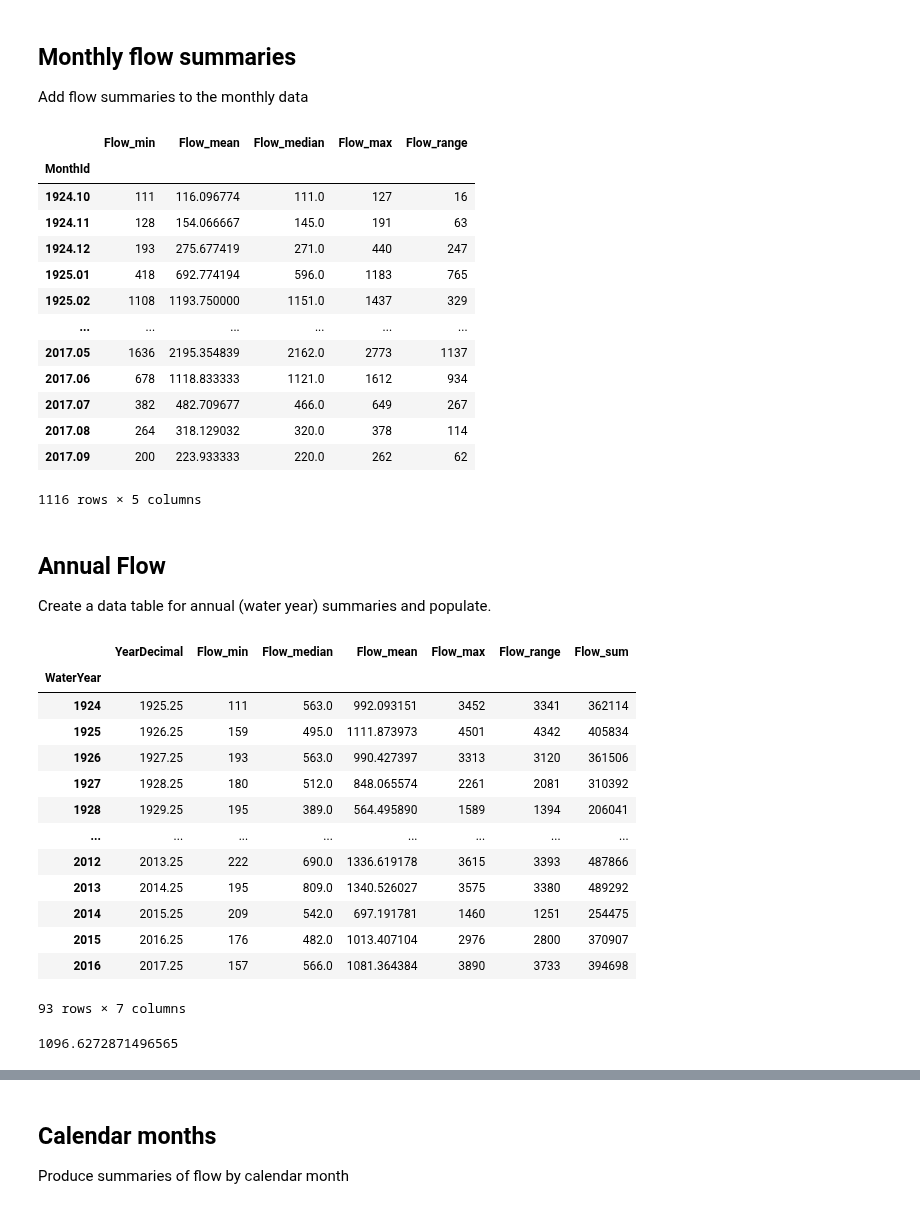
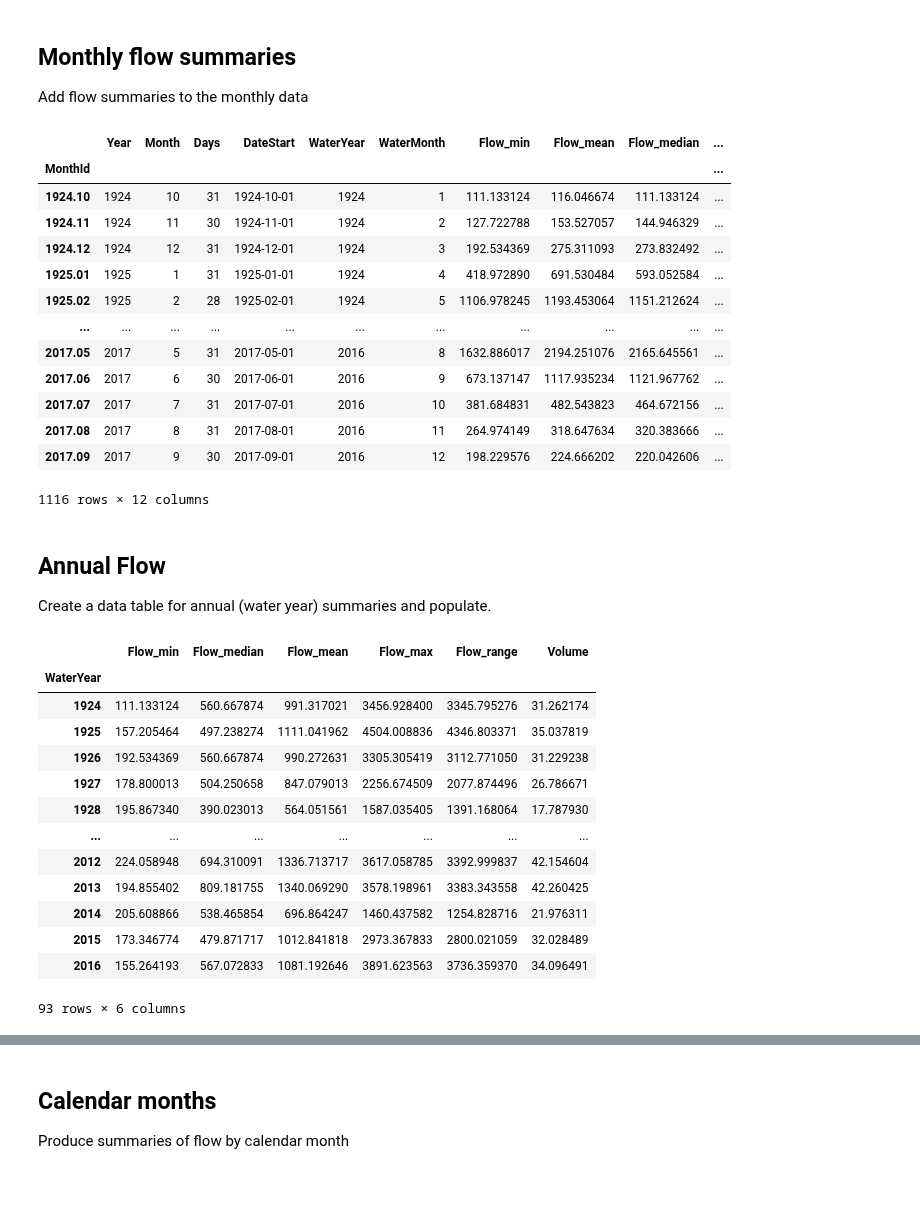
Before and after one commit to AndyFlem/ngonye-notepad, a Jupyter notebook: ngonye_flow_data.ipynb, the cells around one changed output, grey strips where cells are left out. Drawn from its saved outputs; the diff is of its cells as text; code cells hidden in the pictures.

```diff
--- a/ngonye_flow_data.ipynb
+++ b/ngonye_flow_data.ipynb
@@ -8,6 +8,6 @@ import pandas as pd
 
 Load the daily flow series
 # %%
-daily = pd.read_csv("daily.csv")
+daily = pd.read_csv("prepared_ngonye_synthetic.csv")
 daily
 # %% [output]
@@ -29,7 +29,7 @@ Index by date and add some other columns for later use.
 
 Add a column for *WaterYear* which starts on 1st October and runs to 31st September the following year.
 # %%
-daily['Date']=pd.to_datetime(daily['Date'],format="%d/%m/%Y")
+daily['Date']=pd.to_datetime(daily['Date'],format="%Y-%m-%d")#"%d/%m/%Y")
 daily=daily.set_index(pd.DatetimeIndex(daily['Date']))
 daily=daily.drop(['Date'],axis=1)
 
@@ -39,6 +39,7 @@ daily['Day']=daily.index.day
 daily['MonthId']=daily['Year']+daily['Month']/100
 daily['WaterYear']=daily.apply((lambda x: (x['Year'] if x['Month']>=10 else x['Year']-1)),axis=1)
 daily['WaterMonth']=daily.apply((lambda x: (x['Month']-9 if x['Month']>=10 else x['Month']+3)),axis=1)
-
+daily['WaterDay']=(daily.index+pd.DateOffset(months=-9)).dayofyear
+daily['Volume']=daily['Flow']*60*60*24/(1000*1000*1000)
 daily
 # %% [output]
@@ -123,23 +118,25 @@ monthly['Flow_min']=daily[['MonthId','Flow']].groupby('MonthId').min()
 monthly['Flow_mean']=daily[['MonthId','Flow']].groupby('MonthId').mean()
 monthly['Flow_median']=daily[['MonthId','Flow']].groupby('MonthId').median()
 monthly['Flow_max']=daily[['MonthId','Flow']].groupby('MonthId').max()
+monthly['Volume']=daily[['MonthId','Volume']].groupby('MonthId').sum()
 monthly['Flow_range']=monthly['Flow_max']-monthly['Flow_min']
 monthly[['Flow_min','Flow_mean','Flow_median','Flow_max','Flow_range']]
+monthly
 # %% [output]
-|  | Flow_min | Flow_mean | Flow_median | Flow_max | Flow_range |
-| MonthId |  |  |  |  |  |
-| 1924.10 | 111 | 116.096774 | 111.0 | 127 | 16 |
-| 1924.11 | 128 | 154.066667 | 145.0 | 191 | 63 |
-| 1924.12 | 193 | 275.677419 | 271.0 | 440 | 247 |
-| 1925.01 | 418 | 692.774194 | 596.0 | 1183 | 765 |
-| 1925.02 | 1108 | 1193.750000 | 1151.0 | 1437 | 329 |
-| ... | ... | ... | ... | ... | ... |
-| 2017.05 | 1636 | 2195.354839 | 2162.0 | 2773 | 1137 |
-| 2017.06 | 678 | 1118.833333 | 1121.0 | 1612 | 934 |
-| 2017.07 | 382 | 482.709677 | 466.0 | 649 | 267 |
-| 2017.08 | 264 | 318.129032 | 320.0 | 378 | 114 |
-| 2017.09 | 200 | 223.933333 | 220.0 | 262 | 62 |
+|  | Year | Month | Days | DateStart | WaterYear | WaterMonth | Flow_min | Flow_mean | Flow_median | ... |
+| MonthId |  |  |  |  |  |  |  |  |  | ... |
+| 1924.10 | 1924 | 10 | 31 | 1924-10-01 | 1924 | 1 | 111.133124 | 116.046674 | 111.133124 | ... |
+| 1924.11 | 1924 | 11 | 30 | 1924-11-01 | 1924 | 2 | 127.722788 | 153.527057 | 144.946329 | ... |
+| 1924.12 | 1924 | 12 | 31 | 1924-12-01 | 1924 | 3 | 192.534369 | 275.311093 | 273.832492 | ... |
+| 1925.01 | 1925 | 1 | 31 | 1925-01-01 | 1924 | 4 | 418.972890 | 691.530484 | 593.052584 | ... |
+| 1925.02 | 1925 | 2 | 28 | 1925-02-01 | 1924 | 5 | 1106.978245 | 1193.453064 | 1151.212624 | ... |
+| ... | ... | ... | ... | ... | ... | ... | ... | ... | ... | ... |
+| 2017.05 | 2017 | 5 | 31 | 2017-05-01 | 2016 | 8 | 1632.886017 | 2194.251076 | 2165.645561 | ... |
+| 2017.06 | 2017 | 6 | 30 | 2017-06-01 | 2016 | 9 | 673.137147 | 1117.935234 | 1121.967762 | ... |
+| 2017.07 | 2017 | 7 | 31 | 2017-07-01 | 2016 | 10 | 381.684831 | 482.543823 | 464.672156 | ... |
+| 2017.08 | 2017 | 8 | 31 | 2017-08-01 | 2016 | 11 | 264.974149 | 318.647634 | 320.383666 | ... |
+| 2017.09 | 2017 | 9 | 30 | 2017-09-01 | 2016 | 12 | 198.229576 | 224.666202 | 220.042606 | ... |
-1116 rows × 5 columns
+1116 rows × 12 columns
 # %% [markdown]
 ## Annual Flow
 
@@ -147,32 +144,26 @@ Create a data table for annual (water year) summaries and populate.
 # %%
 yearly=monthly[['WaterYear']].groupby('WaterYear').count()
 
 yearly['Flow_min']=daily[['WaterYear','Flow']].groupby('WaterYear').min()
 yearly['Flow_median']=daily[['WaterYear','Flow']].groupby('WaterYear').median()
 yearly['Flow_mean']=daily[['WaterYear','Flow']].groupby('WaterYear').mean()
 yearly['Flow_max']=daily[['WaterYear','Flow']].groupby('WaterYear').max()
 yearly['Flow_range']=yearly['Flow_max']-yearly['Flow_min']
-yearly['Flow_sum']=daily[['WaterYear','Flow']].groupby('WaterYear').sum()
+yearly['Volume']=monthly[['WaterYear','Volume']].groupby('WaterYear').sum()
 
 yearly
 # %% [output]
-|  | YearDecimal | Flow_min | Flow_median | Flow_mean | Flow_max | Flow_range | Flow_sum |
-| WaterYear |  |  |  |  |  |  |  |
-| 1924 | 1925.25 | 111 | 563.0 | 992.093151 | 3452 | 3341 | 362114 |
-| 1925 | 1926.25 | 159 | 495.0 | 1111.873973 | 4501 | 4342 | 405834 |
-| 1926 | 1927.25 | 193 | 563.0 | 990.427397 | 3313 | 3120 | 361506 |
-| 1927 | 1928.25 | 180 | 512.0 | 848.065574 | 2261 | 2081 | 310392 |
-| 1928 | 1929.25 | 195 | 389.0 | 564.495890 | 1589 | 1394 | 206041 |
-| ... | ... | ... | ... | ... | ... | ... | ... |
-| 2012 | 2013.25 | 222 | 690.0 | 1336.619178 | 3615 | 3393 | 487866 |
-| 2013 | 2014.25 | 195 | 809.0 | 1340.526027 | 3575 | 3380 | 489292 |
-| 2014 | 2015.25 | 209 | 542.0 | 697.191781 | 1460 | 1251 | 254475 |
-| 2015 | 2016.25 | 176 | 482.0 | 1013.407104 | 2976 | 2800 | 370907 |
-| 2016 | 2017.25 | 157 | 566.0 | 1081.364384 | 3890 | 3733 | 394698 |
+|  | Flow_min | Flow_median | Flow_mean | Flow_max | Flow_range | Volume |
+| WaterYear |  |  |  |  |  |  |
+| 1924 | 111.133124 | 560.667874 | 991.317021 | 3456.928400 | 3345.795276 | 31.262174 |
+| 1925 | 157.205464 | 497.238274 | 1111.041962 | 4504.008836 | 4346.803371 | 35.037819 |
+| 1926 | 192.534369 | 560.667874 | 990.272631 | 3305.305419 | 3112.771050 | 31.229238 |
+| 1927 | 178.800013 | 504.250658 | 847.079013 | 2256.674509 | 2077.874496 | 26.786671 |
+| 1928 | 195.867340 | 390.023013 | 564.051561 | 1587.035405 | 1391.168064 | 17.787930 |
+| ... | ... | ... | ... | ... | ... | ... |
+| 2012 | 224.058948 | 694.310091 | 1336.713717 | 3617.058785 | 3392.999837 | 42.154604 |
+| 2013 | 194.855402 | 809.181755 | 1340.069290 | 3578.198961 | 3383.343558 | 42.260425 |
+| 2014 | 205.608866 | 538.465854 | 696.864247 | 1460.437582 | 1254.828716 | 21.976311 |
+| 2015 | 173.346774 | 479.871717 | 1012.841818 | 2973.367833 | 2800.021059 | 32.028489 |
+| 2016 | 155.264193 | 567.072833 | 1081.192646 | 3891.623563 | 3736.359370 | 34.096491 |
-93 rows × 7 columns
+93 rows × 6 columns
-# %%
-Flow_mean_mean=yearly['Flow_mean'].describe()['mean']
-yearly['Flow_mean_pct_var']=(yearly['Flow_mean']-Flow_mean_mean)/Flow_mean_mean*100
-Flow_mean_mean
-# %% [output]
-1096.6272871496565
```
Also changed, not shown: parts of 12 cells of this notebook, 22 other files.
